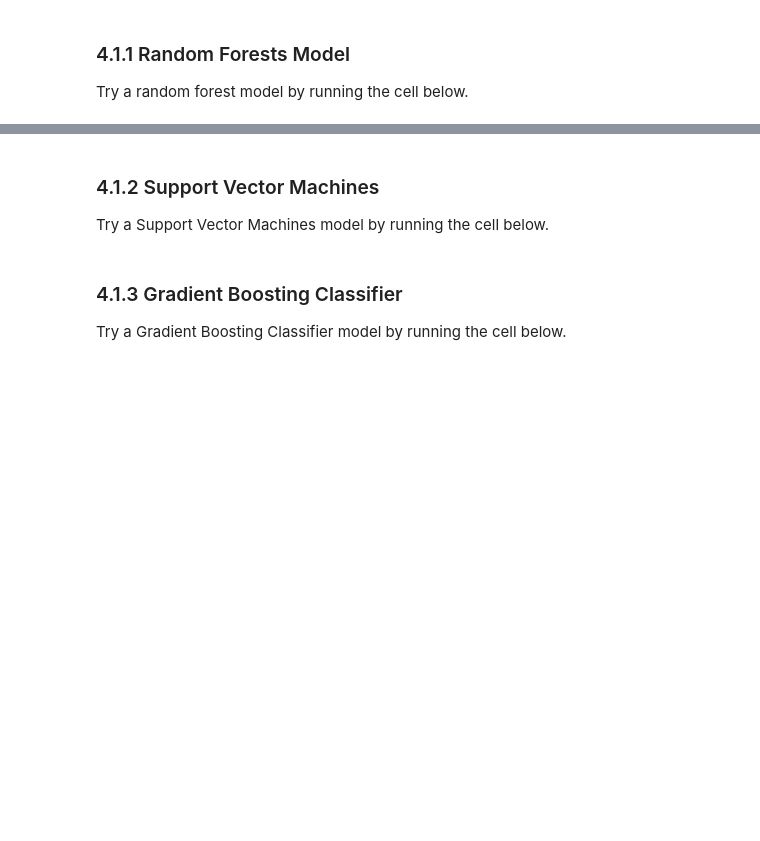
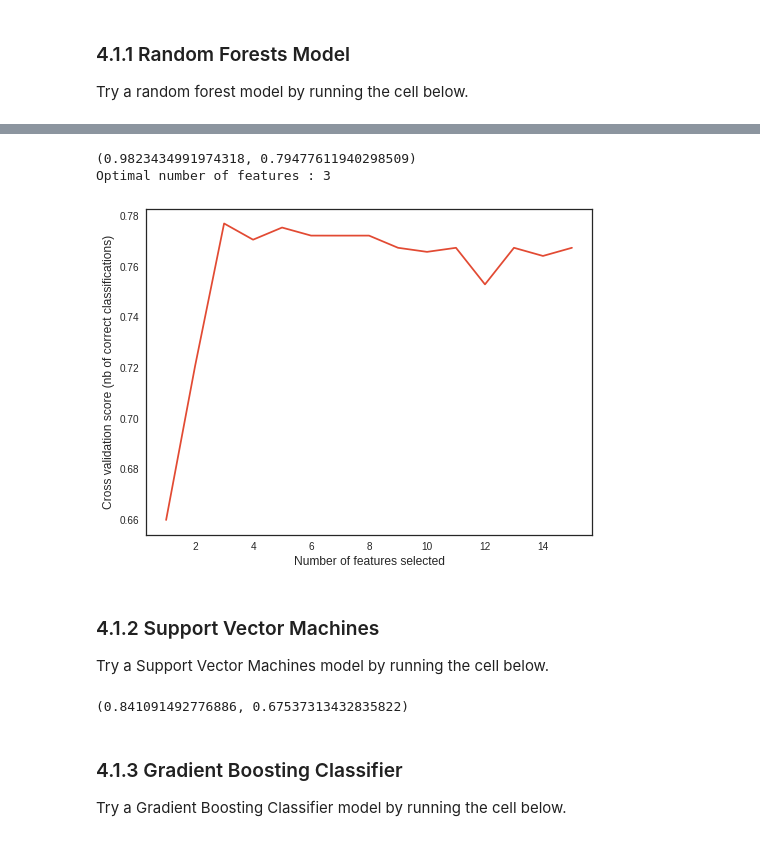
Before and after one commit to ShichengChen/kaggle, a Jupyter notebook: Titanic/Helge Bjorland & Stian Eide.ipynb, the cells around one changed output, grey strips where cells are left out. Cells and saved outputs as stored; diff of their text form; code cells hidden in the pictures; blank space fills up the shorter version.

```diff
--- a/Titanic/Helge Bjorland & Stian Eide.ipynb
+++ b/Titanic/Helge Bjorland & Stian Eide.ipynb
@@ -594,3 +700,22 @@ model = RandomForestClassifier(n_estimators=100)
+# %%
+model = RandomForestClassifier(n_estimators=100)
+rfecv = RFECV( estimator = model , step = 1 , cv = StratifiedKFold( train_y , 2 ) , scoring = 'accuracy' )
+#Feature ranking with recursive feature elimination and
+#cross-validated selection of the best number of features.
+rfecv.fit( train_X , train_y )
+print (rfecv.score( train_X , train_y ) , rfecv.score( valid_X , valid_y ))
+print( "Optimal number of features : %d" % rfecv.n_features_ )
+
+# Plot number of features VS. cross-validation scores
+plt.figure()
+plt.xlabel( "Number of features selected" )
+plt.ylabel( "Cross validation score (nb of correct classifications)" )
+plt.plot( range( 1 , len( rfecv.grid_scores_ ) + 1 ) , rfecv.grid_scores_ )
+plt.show()
+# %% [output]
+(0.9823434991974318, 0.79477611940298509)
+Optimal number of features : 3
+[figure, added]
 # %% [markdown]
 ### 4.1.2 Support Vector Machines
 Try a Support Vector Machines model by running the cell below.
@@ -599,3 +722,9 @@ model = SVC()
+# %%
+model = SVC()
+model.fit( train_X , train_y )
+print (model.score( train_X , train_y ) , model.score( valid_X , valid_y ))
+# %% [output]
+(0.841091492776886, 0.67537313432835822)
 # %% [markdown]
 ### 4.1.3 Gradient Boosting Classifier
 Try a Gradient Boosting Classifier model by running the cell below.
```
Also changed, not shown: parts of 26 cells of this notebook, 2 other files.
